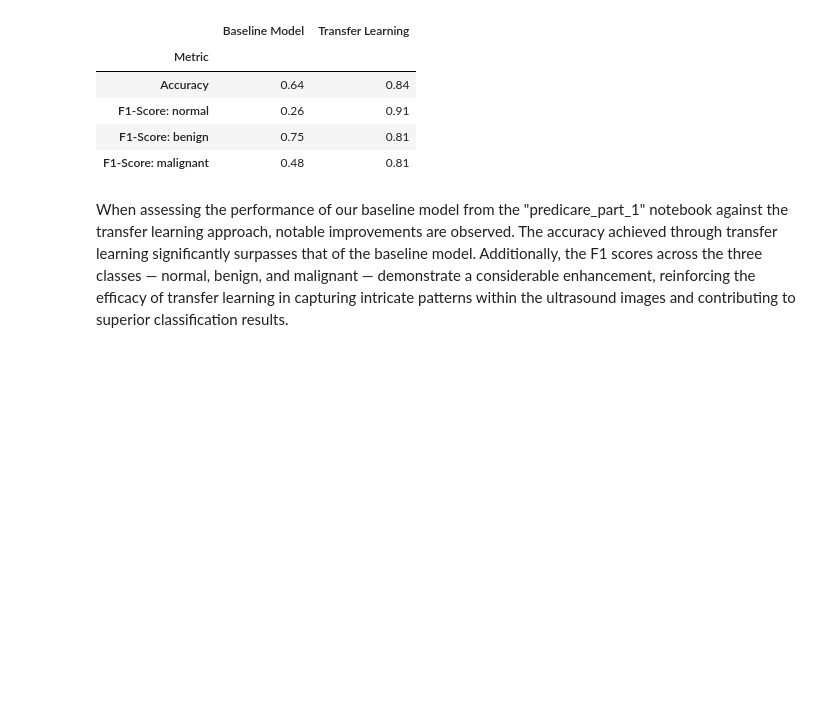
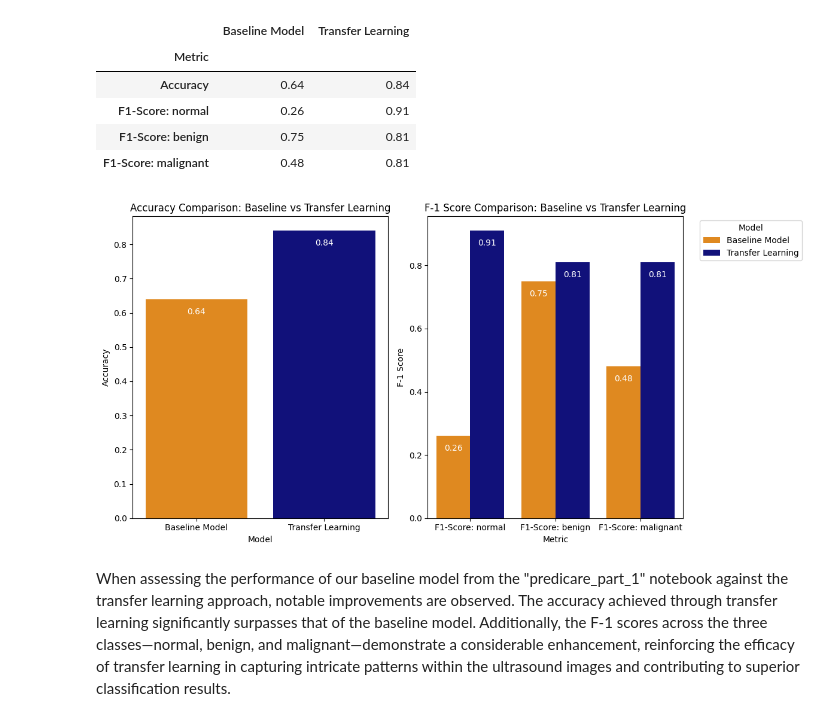
Before and after one commit to MariaJoseZapata/predicare-project, a Jupyter notebook: predicare_part_2.ipynb, the cells around one changed output. Saved outputs shown, nothing was run; the diff lists cells and outputs as text; code cells hidden in the pictures; blank space fills up the shorter version.

```diff
--- a/predicare_part_2.ipynb
+++ b/predicare_part_2.ipynb
@@ -503,6 +556,41 @@ df
 | F1-Score: normal | 0.26 | 0.91 |
 | F1-Score: benign | 0.75 | 0.81 |
 | F1-Score: malignant | 0.48 | 0.81 |
+# %%
+# Set up the figure
+fig, axes = plt.subplots(nrows=1, ncols=2, figsize=(12, 6))
+
+# Plot accuracy with values displayed
+sns.barplot(x=df.columns, y=df.loc['Accuracy'], ax=axes[0], palette={"Baseline Model": "darkorange", "Transfer Learning": "darkblue"})
+
+for p in axes[0].patches:
+    axes[0].annotate(f'{p.get_height():.2f}', (p.get_x() + p.get_width() / 2., p.get_height()),
+                     ha='center', va='center', xytext=(0, -15), textcoords='offset points', color='white')
+
+axes[0].set_title("Accuracy Comparison: Baseline vs Transfer Learning")
+axes[0].set_xlabel("Model")
+axes[0].set_ylabel("Accuracy")
+
+# Reshape the data for F1-score comparison
+df_f1 = df.loc[['F1-Score: normal', 'F1-Score: benign', 'F1-Score: malignant']].reset_index()
+
+# Plot F1-score with values displayed
+sns.barplot(x='Metric', y='value', hue='variable', data=pd.melt(df_f1, id_vars='Metric'), ax=axes[1], palette={"Baseline Model": "darkorange", "Transfer Learning": "darkblue"})
+
+for p in axes[1].patches:
+    axes[1].annotate(f'{p.get_height():.2f}', (p.get_x() + p.get_width() / 2., p.get_height()),
+                     ha='center', va='center', xytext=(0, -15), textcoords='offset points', color='white')
+
+axes[1].set_title("F-1 Score Comparison: Baseline vs Transfer Learning")
+axes[1].set_xlabel("Metric")
+axes[1].set_ylabel("F-1 Score")
+axes[1].legend(title='Model', bbox_to_anchor=(1.05, 1), loc='upper left')
+
+# Show the plots
+plt.tight_layout()
+plt.show()
+# %% [output]
+[figure, added]
 # %% [markdown]
 
-When assessing the performance of our baseline model from the "predicare_part_1" notebook against the transfer learning approach, notable improvements are observed. The accuracy achieved through transfer learning significantly surpasses that of the baseline model. Additionally, the F1 scores across the three classes — normal, benign, and malignant — demonstrate a considerable enhancement, reinforcing the efficacy of transfer learning in capturing intricate patterns within the ultrasound images and contributing to superior classification results.
+When assessing the performance of our baseline model from the "predicare_part_1" notebook against the transfer learning approach, notable improvements are observed. The accuracy achieved through transfer learning significantly surpasses that of the baseline model. Additionally, the F-1 scores across the three classes—normal, benign, and malignant—demonstrate a considerable enhancement, reinforcing the efficacy of transfer learning in capturing intricate patterns within the ultrasound images and contributing to superior classification results.
```
Also changed, not shown: parts of 20 cells of this notebook.
